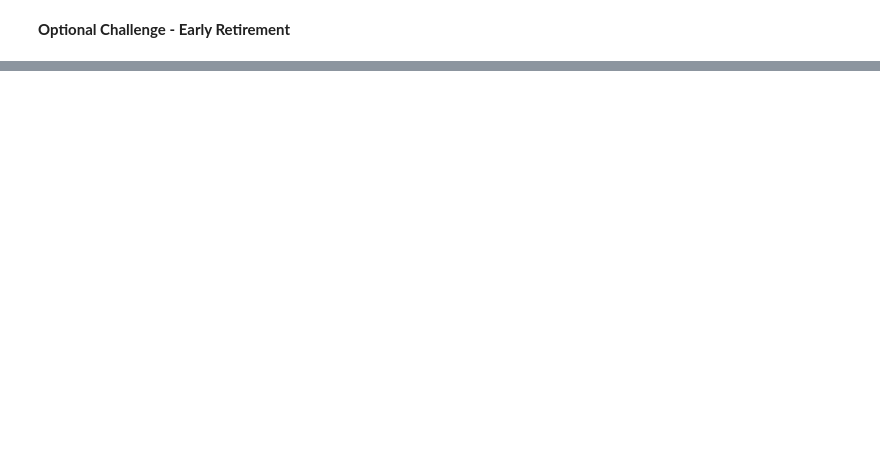
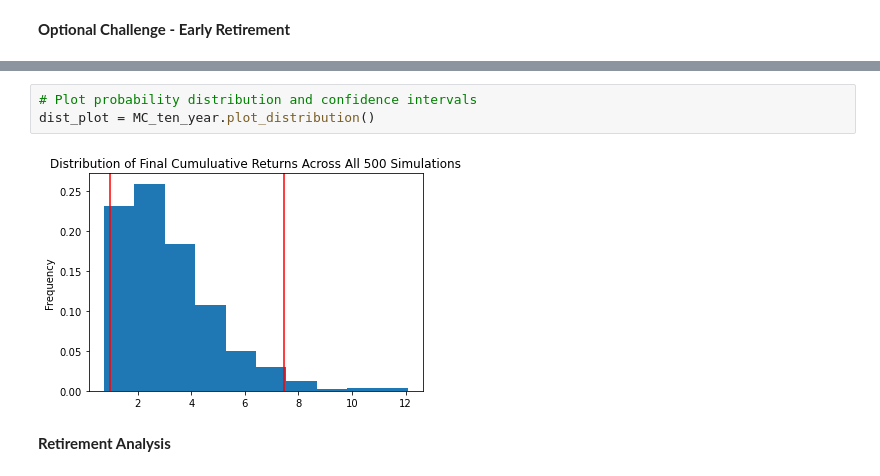
Before and after one commit to tfry-coder/API---Financial-Planning-homework, a Jupyter notebook: API Homework.ipynb, the cells around one changed output, grey strips where cells are left out. Saved outputs shown, nothing was run; the diff lists cells and outputs as text; blank space fills up the shorter version.

```diff
--- a/API Homework.ipynb
+++ b/API Homework.ipynb
@@ -322,0 +380,7 @@ There is a 95% chance that an initial investment of 30000 will end within the ra
+# %%
+# Plot probability distribution and confidence intervals
+dist_plot = MC_ten_year.plot_distribution()
+# %% [output]
+[figure, added]
+# %% [markdown]
+**Retirement Analysis**
```
Also changed, not shown: parts of 21 cells of this notebook.
